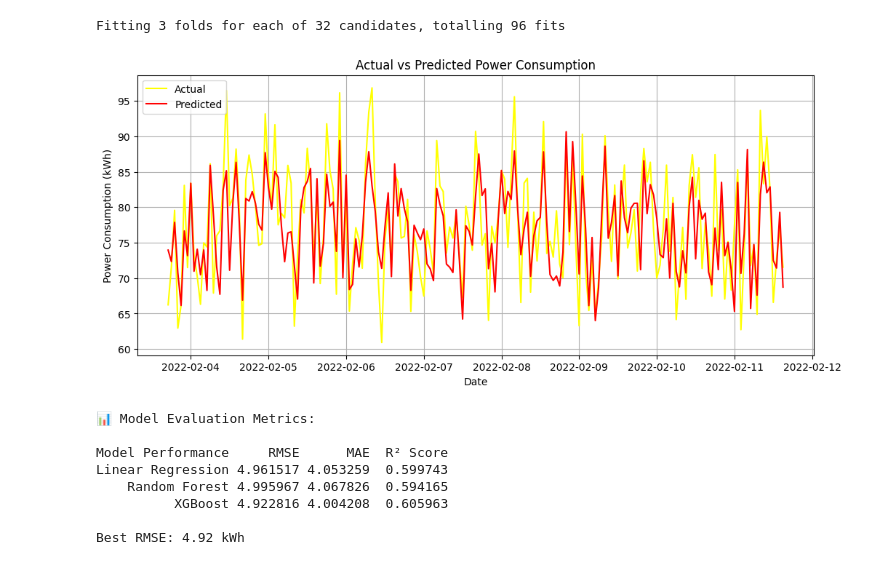
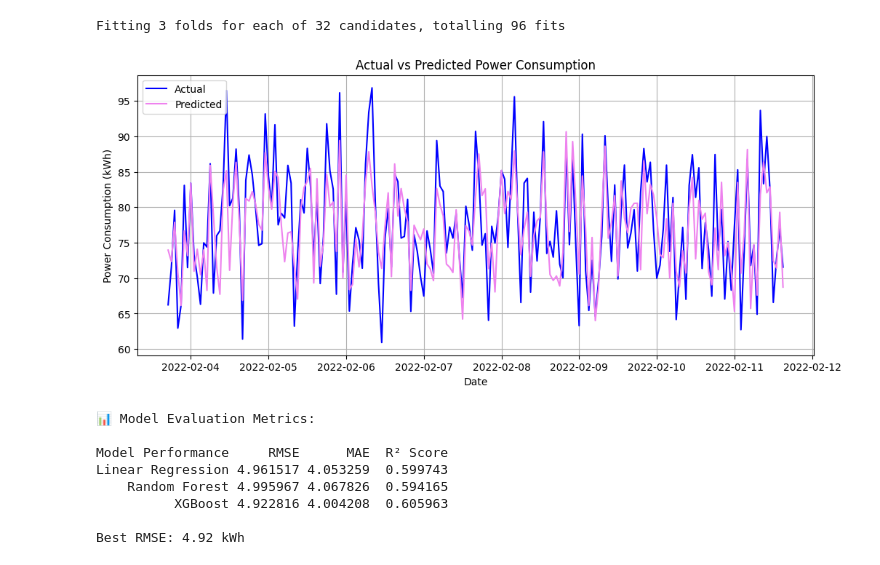
Before and after one commit to Shrutik-0101/Machine-Learning-Portfolio, a Jupyter notebook: Energy_Consumption.ipynb, the cells around one changed output. Drawn from its saved outputs; the diff is of its cells as text; code cells hidden in the pictures.

```diff
--- a/Energy_Consumption.ipynb
+++ b/Energy_Consumption.ipynb
@@ -217,17 +217,17 @@ test_df['Predicted'] = rf_preds  # Or use xgb_preds or lr_preds if you prefer
 # %%
 import matplotlib.pyplot as plt
 
 plt.figure(figsize=(12, 5))
-plt.plot(test_df['Date'], test_df['Power_Consumption'], label='Actual', color='yellow')
-plt.plot(test_df['Date'], test_df['Predicted'], label='Predicted', color='red')
+plt.plot(test_df['Date'], test_df['Power_Consumption'], label='Actual', color='blue')
+plt.plot(test_df['Date'], test_df['Predicted'], label='Predicted', color='violet')
 plt.xlabel('Date')
 plt.ylabel('Power Consumption (kWh)')
 plt.title('Actual vs Predicted Power Consumption')
 plt.legend()
 plt.grid(True)
 plt.show()
 # %% [output]
-[figure, old version]
+[figure, new version]
 # %%
 from sklearn.metrics import mean_squared_error, mean_absolute_error, r2_score
 import numpy as np
```
Also changed, not shown: 11 other files.
